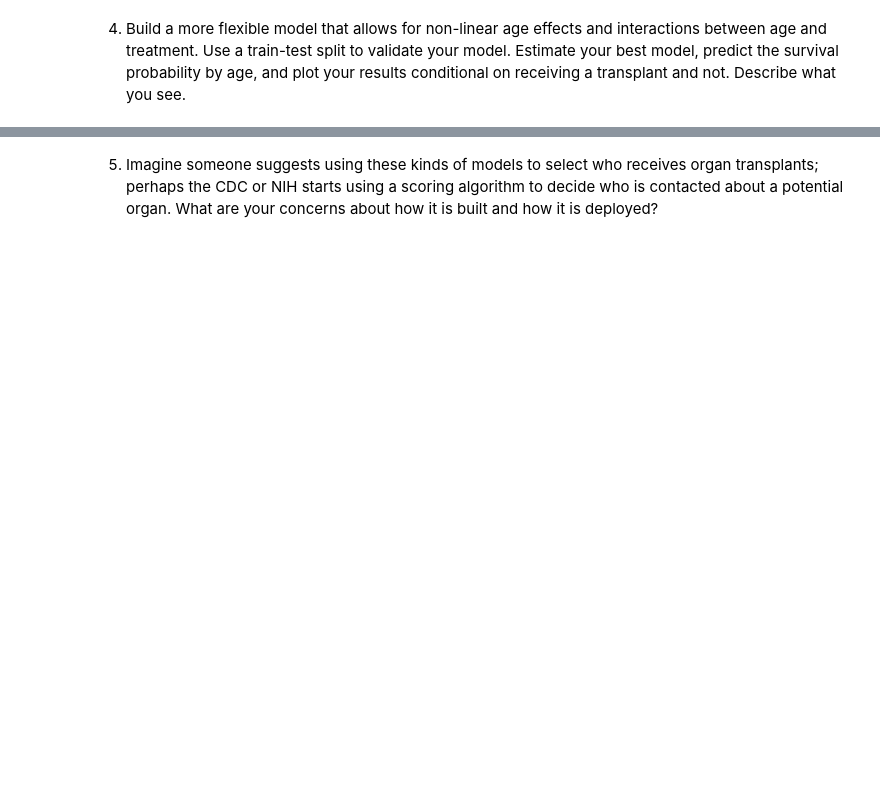
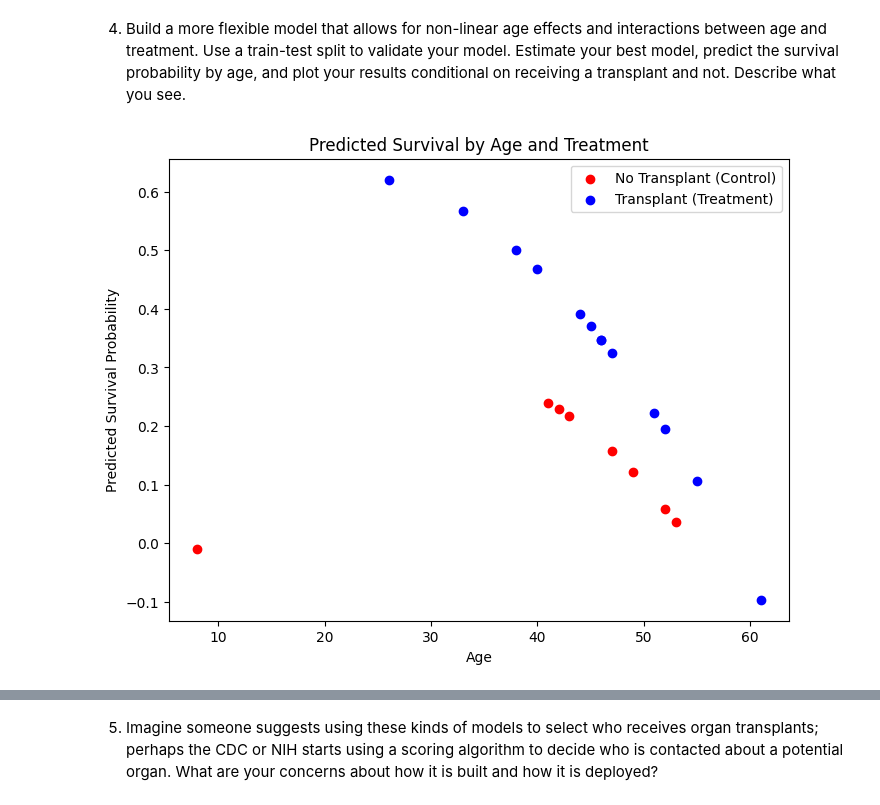
Before and after one commit to xec9cp/linear_models_assignment, a Jupyter notebook: assignment.ipynb, the cells around one changed output, grey strips where cells are left out. Drawn from its saved outputs; the diff is of its cells as text; code cells hidden in the pictures; blank space fills up the shorter version.

```diff
--- a/assignment.ipynb
+++ b/assignment.ipynb
@@ -146,6 +146,3 @@ df.head()
 | 3 | 52 | control | 0 |
 | 4 | 52 | control | 0 |
 | 5 | 54 | control | 0 |
-# %%
-df = df.rename(columns={"y":"survived"})
-df.head()
@@ -171,2 +206,18 @@ pd.crosstab(df['transplant'], df['survived'])
 # %% [markdown]
 3. We'd like to include `age` in the regression, since it's reasonable to expect that older patients are less likely to survive an extensive surgery like a heart transplant. Regress `y` on a constant, transplant, and age. How does the intercept change?
+# %%
+from sklearn.preprocessing import PolynomialFeatures
+## More complex regression on brand and numeric values:
+
+# Target Variable
+y = df['y']
+
+# Expand numeric variables:
+expander = PolynomialFeatures(degree=1,include_bias=False) # Create the expander
+X_num = df.loc[:,['age']]
+Z = expander.fit_transform(X_num) # Pass the df into the expander to get powers/interactions of x and y
+names = expander.get_feature_names_out() # Get the names of these variables
+X_num = pd.DataFrame(data=Z, columns = names) # Create a new, expanded dataframe
+X_num.index = np.arange(1, len(X_num) + 1) #make both X_num and X_d to have the same index
+# Concatenate
+X = pd.concat( [X_num, X_d],axis=1)
@@ -173,2 +238,43 @@ pd.crosstab(df['transplant'], df['survived'])
 # %% [markdown]
 4. Build a more flexible model that allows for non-linear age effects and interactions between age and treatment. Use a train-test split to validate your model. Estimate your best model, predict the survival probability by age, and plot your results conditional on receiving a transplant and not. Describe what you see.
+# %%
+from sklearn.model_selection import train_test_split
+# Split data
+X = X[['age','treatment']]
+y = df['y']
+
+X_train, X_test, y_train, y_test = train_test_split(X, y, test_size=0.2, random_state=42, stratify=y)
+
+# Build model with interactions
+expander = PolynomialFeatures(degree=2, include_bias=False, interaction_only=False)
+
+X_train['age2'] = X_train['age']**2
+X_train['age_trans'] = X_train['age'] * X_train['treatment']
+X_train['age2_trans'] = X_train['age2'] * X_train['treatment']
+
+X_test['age2'] = X_test['age']**2
+X_test['age_trans'] = X_test['age'] * X_test['treatment']
+X_test['age2_trans'] = X_test['age2'] * X_test['treatment']
+
+# Fit on training data
+model = LinearRegression()
+model.fit(X_train, y_train)
+
+# Scenarios
+control = X_test[X_test['treatment']==0]
+treat   = X_test[X_test['treatment']==1]
+
+# Predict survival probabilities
+control_pred = model.predict(control)
+treat_pred   = model.predict(treat)
+
+plt.figure(figsize=(8,6))
+plt.scatter(control.age, control_pred, label="No Transplant (Control)", color="red")
+plt.scatter(treat.age, treat_pred, label="Transplant (Treatment)", color="blue")
+plt.xlabel("Age")
+plt.ylabel("Predicted Survival Probability")
+plt.title("Predicted Survival by Age and Treatment")
+plt.legend()
+plt.show()
+# %% [output]
+[figure, added]
```
Also changed, not shown: parts of 11 cells of this notebook.
